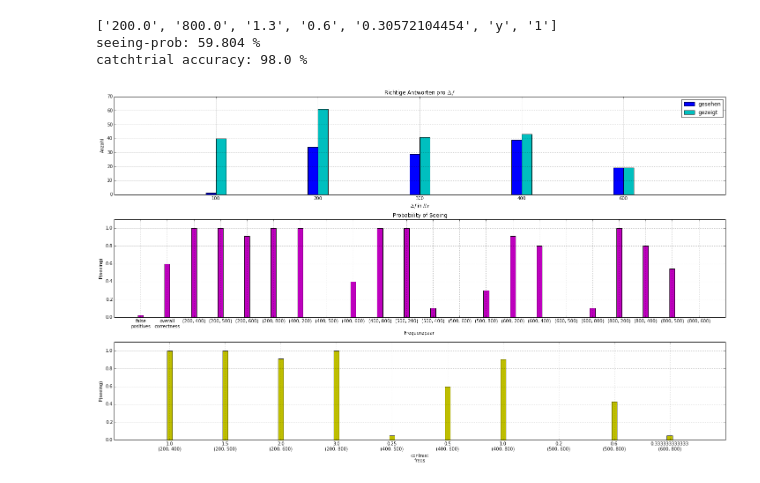
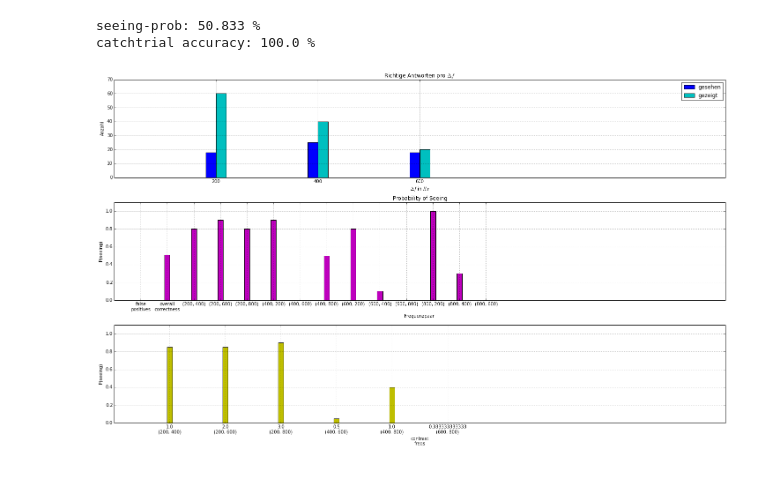
Before and after one commit to wachtlerlab/RWeiss, a Jupyter notebook: Auswertung_subplots.ipynb, the cells around one changed output. Cells and saved outputs as stored; diff of their text form; code cells hidden in the pictures.

```diff
--- a/Auswertung_subplots.ipynb
+++ b/Auswertung_subplots.ipynb
@@ -5,7 +5,7 @@ from operator import add
 
 #Dateiliste erstellen
 files = []
-for filename in glob.glob('/home/weiss/data/TW_15*.csv'):
+for filename in glob.glob('/home/weiss/data/M*.csv'):
     files.append(filename)
 
 #read files
@@ -22,7 +22,7 @@ for filename in files:
     data.next()
     for row in data:
         freqdiff = abs(int(row[0][0:-2])-int(row[1][0:-2]))
-        if row[3] < row[4]:
+        if float(row[3]) < float(row[4]):
             if row[0] != row[1]:
                 trials += 1
                 if row[5] == 'y':
@@ -85,34 +85,33 @@ p[1].set_ylim(0, 1.1)
 p[1].set_xlim(-1, 22)
 p[1].grid()
 p[1].set_title('Probability of Seeing')
 p[1].set_xlabel('Frequenzpaar')
 p[1].set_ylabel('P(seeing)')
 
 
 contrastsum = []
 for key in sorted(d_freqs):
     if key[0]<key[1]:
         contrastsum.append(map(add, d_freqs[key], d_freqs[tuple(reversed(key))]))
 
 contrasts = [float(fr[1])/fr[0]-1 for fr in sorted(d_freqs) if fr[0]<fr[1]]
 contrastticks = []
 i = 0
 for key in sorted(d_freqs):
     if key[0]<key[1]:
         contrasts[i] = str(contrasts[i])+'\n'+str((key[0],key[1]))
         i += 1
 p[2].bar(range(len(contrasts)), [(float(item[1])/item[0]) for item in contrastsum], align='center', width=.1, color='y')
 p[2].set_xticks(range(len(contrasts)))
 p[2].set_xticklabels(contrasts)
 p[2].grid()
 p[2].set_ylim(0, 1.1)
 p[2].set_xlim(-1, 10)
 p[2].set_xlabel('contrast\nfreqs')
 p[2].set_ylabel('P(seeing)')
 
 f.tight_layout()
 # %% [output]
-['200.0', '800.0', '1.3', '0.6', '0.30572104454', 'y', '1']
-seeing-prob: 59.804 %
-catchtrial accuracy: 98.0 %
+seeing-prob: 50.833 %
+catchtrial accuracy: 100.0 %
-[figure, old version]
+[figure, new version]
```
